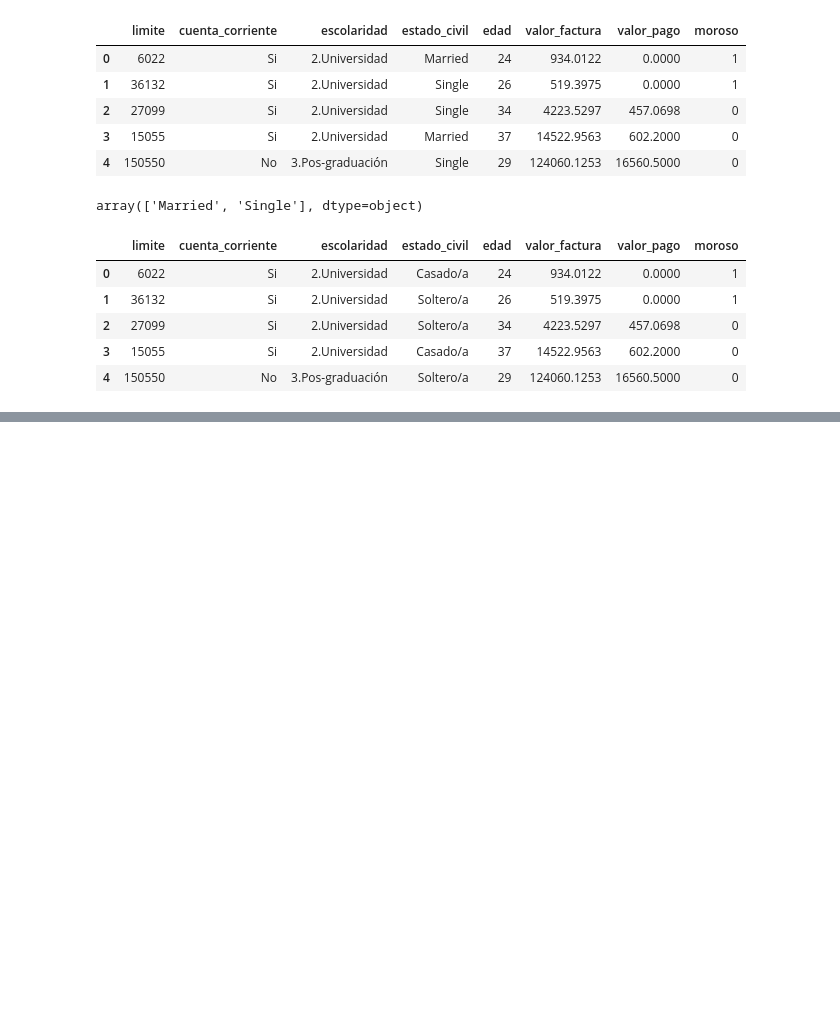
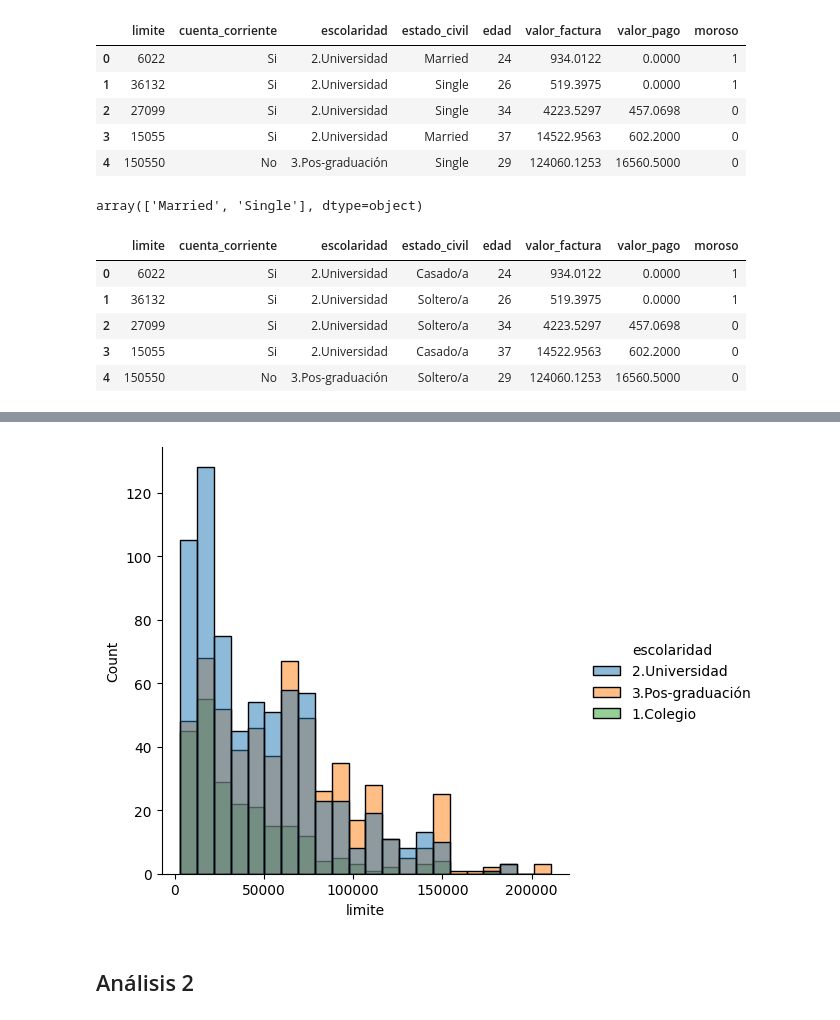
Before and after one commit to natalyq1/seaborn_python_, a Jupyter notebook: Seaborn_Analisis_de_datos.ipynb, the cells around one changed output, grey strips where cells are left out. Cells and saved outputs as stored; diff of their text form; code cells hidden in the pictures; blank space fills up the shorter version.

```diff
--- a/Seaborn_Analisis_de_datos.ipynb
+++ b/Seaborn_Analisis_de_datos.ipynb
@@ -148,0 +189,6 @@ tarjetas.head()
+# %%
+sns.displot(data = tarjetas, x= 'limite', hue = 'escolaridad');
+# %% [output]
+[figure, added]
+# %% [markdown]
+## Análisis 2
```
Also changed, not shown: parts of 16 cells of this notebook.
